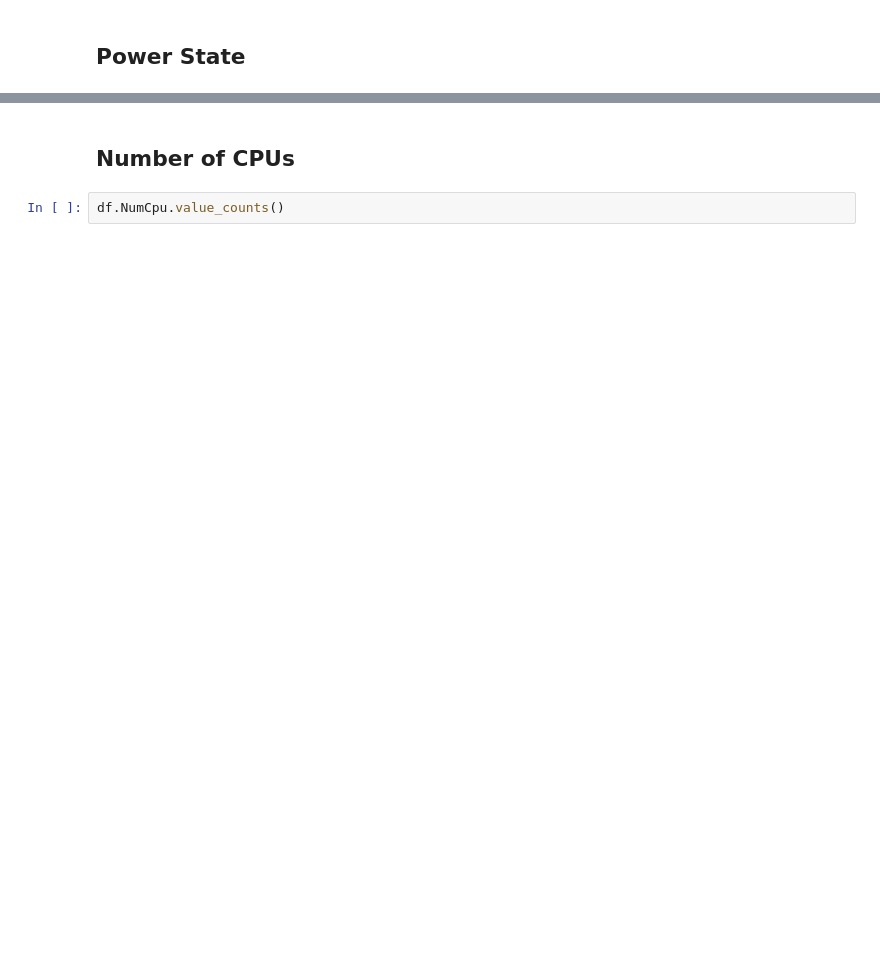
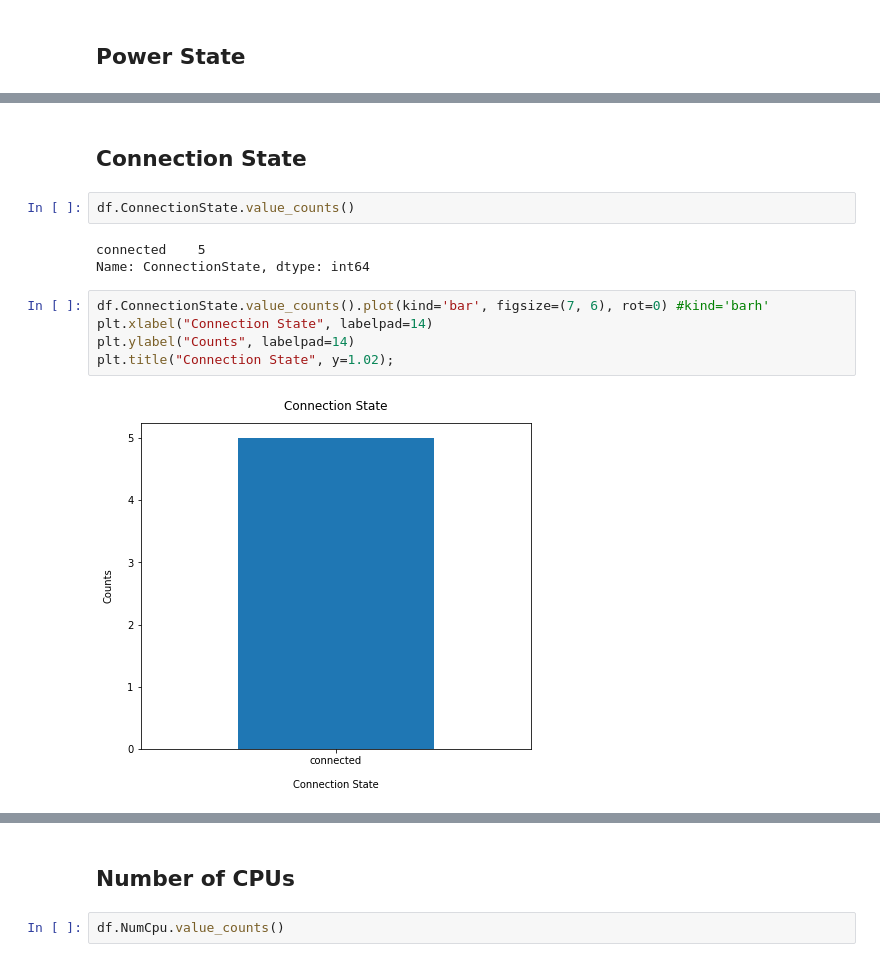
Before and after one commit to k8-proxy/k8-vmware-visualisation, a Jupyter notebook: upwork-devs/Pappaterra-Lucia/VMs-visualizations-0.ipynb, the cells around one changed output, grey strips where cells are left out. Drawn from its saved outputs; the diff is of its cells as text; blank space fills up the shorter version.

Commit message:
Update visualisatins according to new json, add new nodes to networks

```diff
--- a/upwork-devs/Pappaterra-Lucia/VMs-visualizations-0.ipynb
+++ b/upwork-devs/Pappaterra-Lucia/VMs-visualizations-0.ipynb
@@ -77,0 +67,14 @@ plt.title("Power State", y=1.02);
+# %% [markdown]
+## Connection State
+# %%
+df.ConnectionState.value_counts()
+# %% [output]
+connected    5
+Name: ConnectionState, dtype: int64
+# %%
+df.ConnectionState.value_counts().plot(kind='bar', figsize=(7, 6), rot=0) #kind='barh'
+plt.xlabel("Connection State", labelpad=14)
+plt.ylabel("Counts", labelpad=14)
+plt.title("Connection State", y=1.02);
+# %% [output]
+[figure, added]
```
Also changed, not shown: parts of 19 cells of this notebook, 2 other files.
